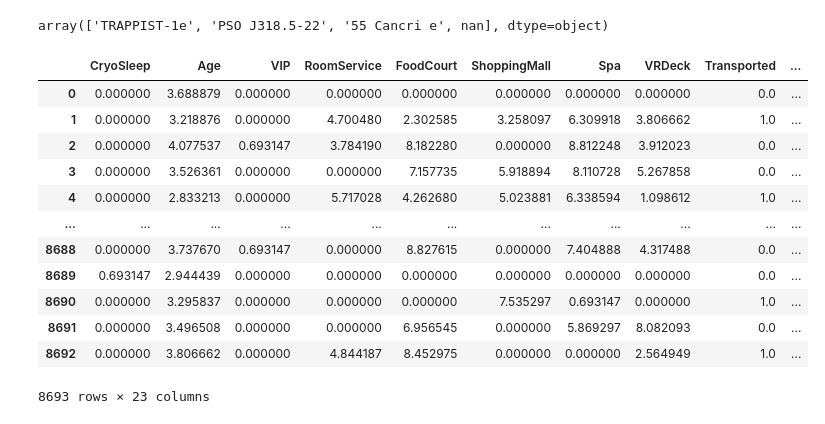
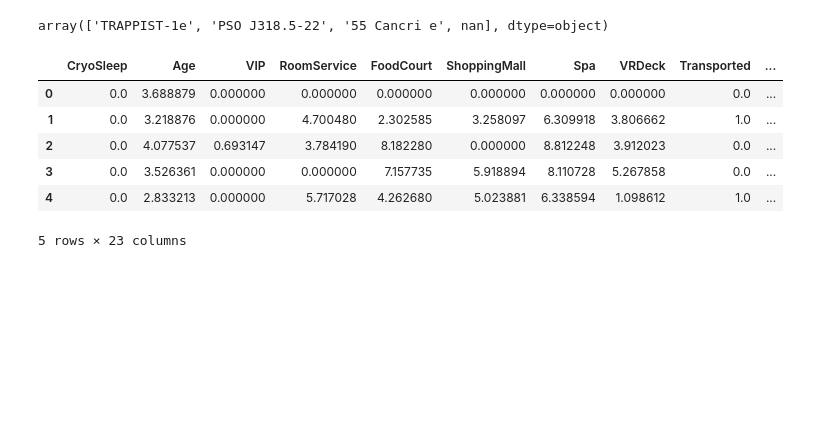
Before and after one commit to NLTuan/kagglecomps, a Jupyter notebook: spaceship-titanic.ipynb, the cells around one changed output. Drawn from its saved outputs; the diff is of its cells as text; code cells hidden in the pictures; blank space fills up the shorter version.

```diff
--- a/spaceship-titanic.ipynb
+++ b/spaceship-titanic.ipynb
@@ -88,21 +91,15 @@ def clean_df(df, fillmode='median'):
 
     return df
 # %%
-clean_df(dftrain).astype(float)
+clean_df(dftrain).astype(float).head()
 # %% [output]
 |  | CryoSleep | Age | VIP | RoomService | FoodCourt | ShoppingMall | Spa | VRDeck | Transported | ... |
-| 0 | 0.000000 | 3.688879 | 0.000000 | 0.000000 | 0.000000 | 0.000000 | 0.000000 | 0.000000 | 0.0 | ... |
-| 1 | 0.000000 | 3.218876 | 0.000000 | 4.700480 | 2.302585 | 3.258097 | 6.309918 | 3.806662 | 1.0 | ... |
-| 2 | 0.000000 | 4.077537 | 0.693147 | 3.784190 | 8.182280 | 0.000000 | 8.812248 | 3.912023 | 0.0 | ... |
-| 3 | 0.000000 | 3.526361 | 0.000000 | 0.000000 | 7.157735 | 5.918894 | 8.110728 | 5.267858 | 0.0 | ... |
-| 4 | 0.000000 | 2.833213 | 0.000000 | 5.717028 | 4.262680 | 5.023881 | 6.338594 | 1.098612 | 1.0 | ... |
-| ... | ... | ... | ... | ... | ... | ... | ... | ... | ... | ... |
-| 8688 | 0.000000 | 3.737670 | 0.693147 | 0.000000 | 8.827615 | 0.000000 | 7.404888 | 4.317488 | 0.0 | ... |
-| 8689 | 0.693147 | 2.944439 | 0.000000 | 0.000000 | 0.000000 | 0.000000 | 0.000000 | 0.000000 | 0.0 | ... |
-| 8690 | 0.000000 | 3.295837 | 0.000000 | 0.000000 | 0.000000 | 7.535297 | 0.693147 | 0.000000 | 1.0 | ... |
-| 8691 | 0.000000 | 3.496508 | 0.000000 | 0.000000 | 6.956545 | 0.000000 | 5.869297 | 8.082093 | 0.0 | ... |
-| 8692 | 0.000000 | 3.806662 | 0.000000 | 4.844187 | 8.452975 | 0.000000 | 0.000000 | 2.564949 | 1.0 | ... |
+| 0 | 0.0 | 3.688879 | 0.000000 | 0.000000 | 0.000000 | 0.000000 | 0.000000 | 0.000000 | 0.0 | ... |
+| 1 | 0.0 | 3.218876 | 0.000000 | 4.700480 | 2.302585 | 3.258097 | 6.309918 | 3.806662 | 1.0 | ... |
+| 2 | 0.0 | 4.077537 | 0.693147 | 3.784190 | 8.182280 | 0.000000 | 8.812248 | 3.912023 | 0.0 | ... |
+| 3 | 0.0 | 3.526361 | 0.000000 | 0.000000 | 7.157735 | 5.918894 | 8.110728 | 5.267858 | 0.0 | ... |
+| 4 | 0.0 | 2.833213 | 0.000000 | 5.717028 | 4.262680 | 5.023881 | 6.338594 | 1.098612 | 1.0 | ... |
-8693 rows × 23 columns
+5 rows × 23 columns
 # %%
 class SpaceTitanic(Dataset):
     def __init__(self, df, fillmode='median', train=True):
```
Also changed, not shown: parts of 10 cells of this notebook.
